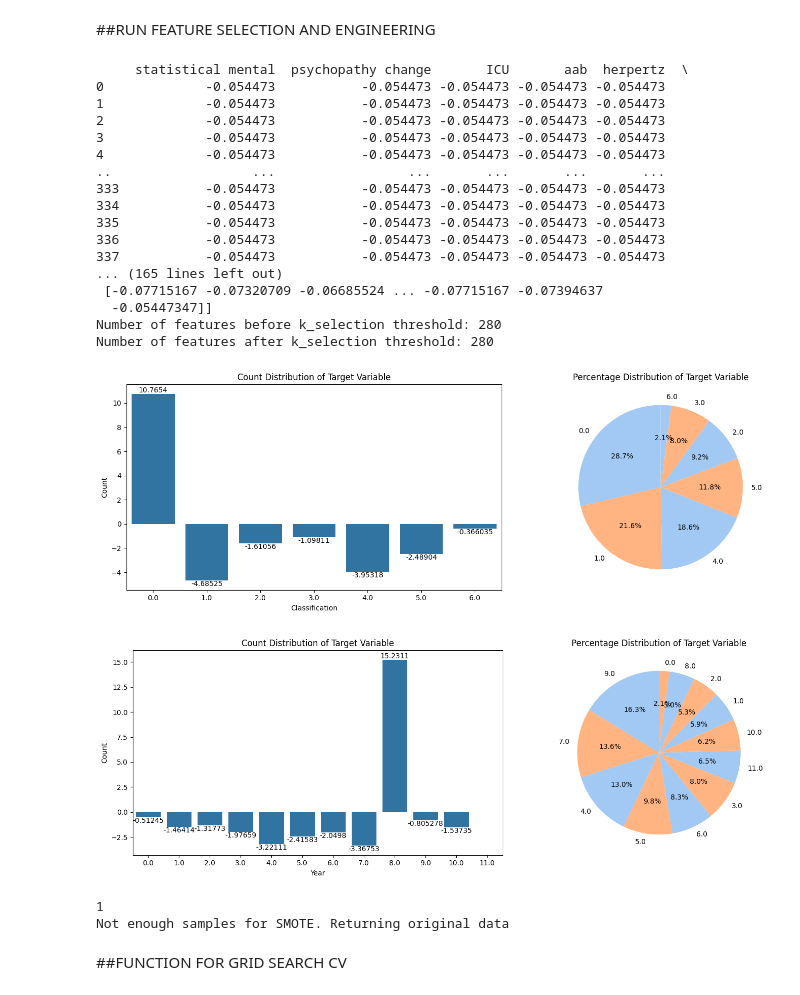
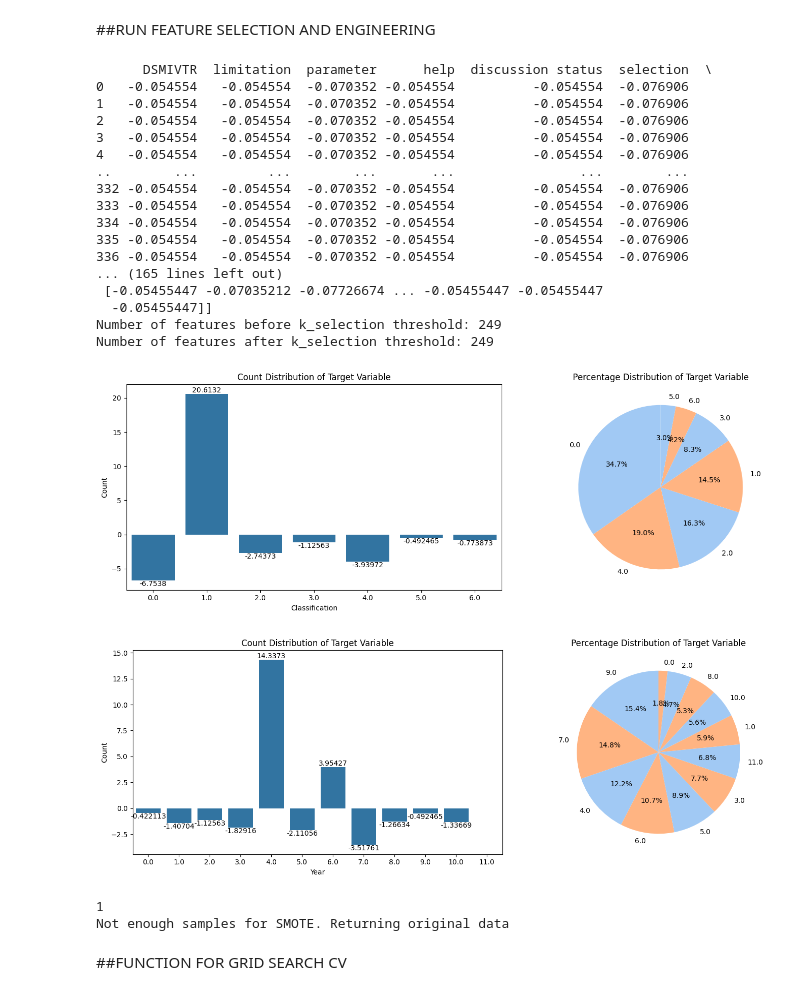
Before and after one commit to dhazari/PersonalityClassification, a Jupyter notebook: BPD_word_analysis.ipynb, the cells around one changed output. Saved outputs shown, nothing was run; the diff lists cells and outputs as text; code cells hidden in the pictures.

```diff
--- a/BPD_word_analysis.ipynb
+++ b/BPD_word_analysis.ipynb
@@ -516,7 +528,7 @@ update_terms = [
     "journal", "de","hoc","classification","present","found","tested","school", "term","found","finally","however","although",
     "within","also","one","two","assesment","study","studies","h","et","al","research","used","using","test","participants",
     "de","hoc","either", "scale","validity","three","support","ed", 'presented', 'reported', 'early', 'various', 'part', 'high',
-    'included', 'female', 'american', 'hypothesis', 'correlated', 'variables', 'latent', 'correlation', 'regression', 'heterogeneity', 'measurement', 'criterion', 'index'
+    'included', 'female', 'american', 'hypothesis', 'correlated', 'variables', 'latent', 'correlation', 'regression', 'measurement', 'criterion', 'index'
     'type', 'strongly', 'revealed', 'problem', 'basis', 'information', 'previous', 'review', 'fourth',
     'based', 'gender group', 'tendency', 'different', 'difficulty', 'groups', 'difference', 'whether',
     'facet', 'self', 'n', 'likely', 'problems', 'sub', 'similar', 'manual', 'level', 'differ', 'higher',
@@ -1183,6 +1197,8 @@ overall_data['Classification'] = overall_data['Classification'].replace('ampd','
 overall_data['Classification'] = overall_data['Classification'].replace('five','Five-Factor Model/Big-Five')
 overall_data['Classification'] = overall_data['Classification'].replace('neuroticism','Five-Factor Model/Big-Five')
 overall_data['Classification'] = overall_data['Classification'].replace('borderline','BPD')
+overall_data['Classification'] = overall_data['Classification'].replace('avoidant personality','avoidant personality disorder')
+overall_data['Classification'] = overall_data['Classification'].replace('avoidant','avoidant personality disorder')
 overall_data['Classification'] = overall_data['Classification'].replace('psychopathic','psychopathy')
 overall_data['Classification'] = overall_data['Classification'].replace('psychopathy', "antisocial")
 overall_data['Classification'] = overall_data['Classification'].replace('schizotypy','schizotypal')
@@ -1571,7 +1579,6 @@ Requirement already satisfied: scipy in /usr/local/lib/python3.11/dist-packages
 Requirement already satisfied: numpy<2.5,>=1.23.5 in /usr/local/lib/python3.11/dist-packages (from scipy) (2.0.2)
 # %%
 # Create a defaultdict to accumulate texts by year
-from sklearn.metrics.pairwise import cosine_similarity
 import scipy.cluster.hierarchy as sch
 
 def similarity_over_years(overall_data):
@@ -1711,7 +1718,7 @@ def similarity_over_years(overall_data):
   return reduced_df
 
 #PLOT Similarity over years and accept df with reduced sequences
-overall_data = similarity_over_years(overall_data)
+# overall_data = similarity_over_years(overall_data)
 #PLOT again, do not change second time around!
 #similarity_over_years(overall_data)
 # %% [markdown]
@@ -2231,53 +2225,51 @@ def create_smote(X_train, y_train):
 # %% [markdown]
 ##RUN FEATURE SELECTION AND ENGINEERING
 # %%
-from imblearn.over_sampling import SMOTE
-
 #var_thresh = 40/X_train.shape[0]
 #Column that will execute the feature selection...
 #Y_TRAIN has 2 Columns. I want to COMBINE these!
 y_train['combined'] = y_train['Classification'].astype(str) + ' ' + y_train['Year'].astype(str)
 
 label_encoder_combined = LabelEncoder()
 y_train['combined'] = label_encoder_combined.fit_transform(y_train['combined'])
 
 
 target_column = 'combined'
 X_train, X_test, y_train_selected = select_important_features(
-    X_train, y_train[target_column], X_test, variance_thresh=1e-5,
-    corr_class_thresh=0.1, corr_thresh=1,
+    X_train, y_train[target_column], X_test, variance_thresh=1e-3,
+    corr_class_thresh=0.05, corr_thresh=1,
     num_columns=int(X_train.shape[1])
 )
 
 X_train,y_train = create_smote(X_train, y_train)
 
 if 'combined' in y_train.columns:
   y_train = y_train.drop('combined', axis=1)
 
 y_train_class = y_train["Classification"]
 y_train = y_train["Year"]
 y_test_class = y_test["Classification"]
 y_test = y_test["Year"]
 # %% [output]
-     statistical mental  psychopathy change       ICU       aab  herpertz  \
-0             -0.054473           -0.054473 -0.054473 -0.054473 -0.054473
-1             -0.054473           -0.054473 -0.054473 -0.054473 -0.054473
-2             -0.054473           -0.054473 -0.054473 -0.054473 -0.054473
-3             -0.054473           -0.054473 -0.054473 -0.054473 -0.054473
-4             -0.054473           -0.054473 -0.054473 -0.054473 -0.054473
-..                  ...                 ...       ...       ...       ...
-333           -0.054473           -0.054473 -0.054473 -0.054473 -0.054473
-334           -0.054473           -0.054473 -0.054473 -0.054473 -0.054473
-335           -0.054473           -0.054473 -0.054473 -0.054473 -0.054473
-336           -0.054473           -0.054473 -0.054473 -0.054473 -0.054473
-337           -0.054473           -0.054473 -0.054473 -0.054473 -0.054473
+      DSMIVTR  limitation  parameter      help  discussion status  selection  \
+0   -0.054554   -0.054554  -0.070352 -0.054554          -0.054554  -0.076906
+1   -0.054554   -0.054554  -0.070352 -0.054554          -0.054554  -0.076906
+2   -0.054554   -0.054554  -0.070352 -0.054554          -0.054554  -0.076906
+3   -0.054554   -0.054554  -0.070352 -0.054554          -0.054554  -0.076906
+4   -0.054554   -0.054554  -0.070352 -0.054554          -0.054554  -0.076906
+..        ...         ...        ...       ...                ...        ...
+332 -0.054554   -0.054554  -0.070352 -0.054554          -0.054554  -0.076906
+333 -0.054554   -0.054554  -0.070352 -0.054554          -0.054554  -0.076906
+334 -0.054554   -0.054554  -0.070352 -0.054554          -0.054554  -0.076906
+335 -0.054554   -0.054554  -0.070352 -0.054554          -0.054554  -0.076906
+336 -0.054554   -0.054554  -0.070352 -0.054554          -0.054554  -0.076906
 ... (165 lines left out)
- [-0.07715167 -0.07320709 -0.06685524 ... -0.07715167 -0.07394637
-  -0.05447347]]
-Number of features before k_selection threshold: 280
-Number of features after k_selection threshold: 280
+ [-0.05455447 -0.07035212 -0.07726674 ... -0.05455447 -0.05455447
+  -0.05455447]]
+Number of features before k_selection threshold: 249
+Number of features after k_selection threshold: 249
-[figure, old version]
+[figure, new version]
-[figure, old version]
+[figure, new version]
 1
 Not enough samples for SMOTE. Returning original data
 # %% [markdown]
```
Also changed, not shown: parts of 45 cells of this notebook.
